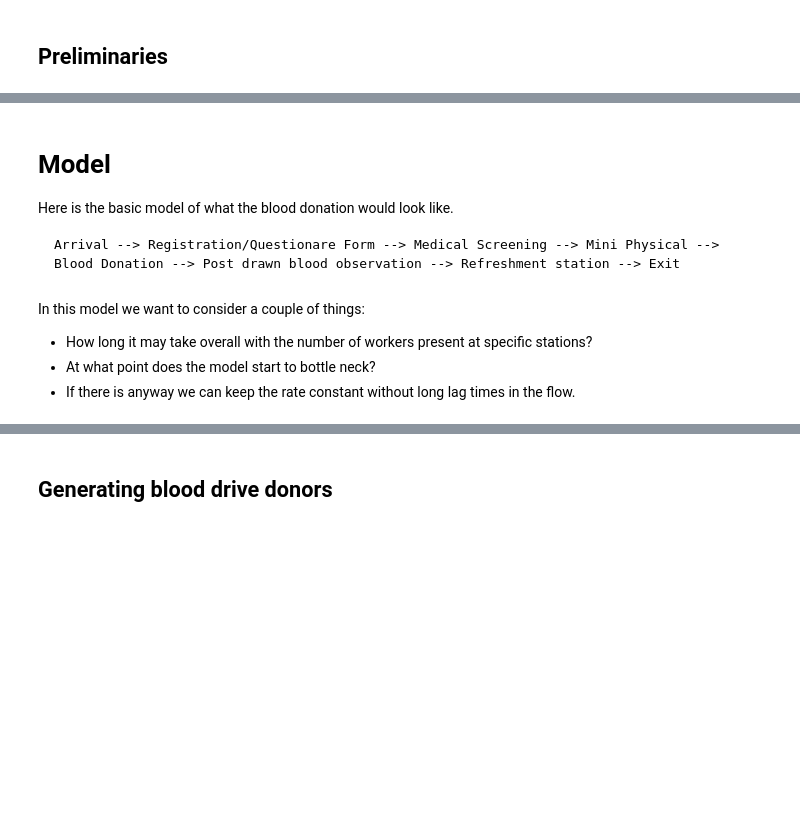
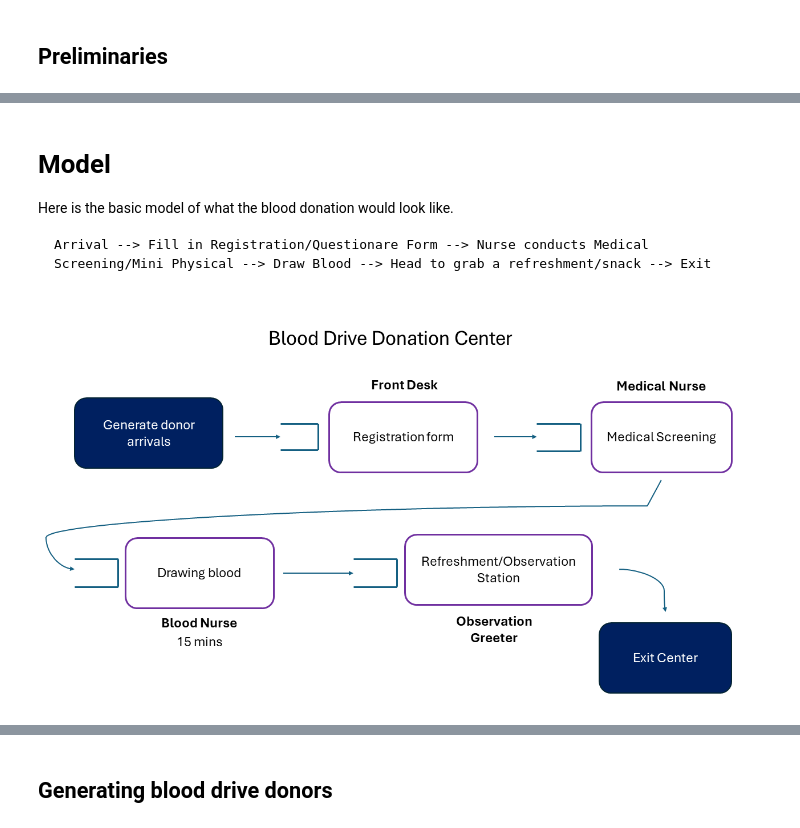
Before and after one commit to nicky-html96/hw3_final, a Jupyter notebook: hw3_submission_file.ipynb, the cells around one changed output, grey strips where cells are left out. Drawn from its saved outputs; the diff is of its cells as text; code cells hidden in the pictures; blank space fills up the shorter version.

```diff
--- a/hw3_submission_file.ipynb
+++ b/hw3_submission_file.ipynb
@@ -27,9 +32,8 @@ import simpy
 
 Here is the basic model of what the blood donation would look like.
 
-    Arrival --> Registration/Questionare Form --> Medical Screening --> Mini Physical --> Blood Donation --> Post drawn blood observation --> Refreshment station --> Exit
+    Arrival --> Fill in Registration/Questionare Form --> Nurse conducts Medical Screening/Mini Physical --> Draw Blood --> Head to grab a refreshment/snack --> Exit
-# %% [markdown]
-In this model we want to consider a couple of things:
-* How long it may take overall with the number of workers present at specific stations?
-* At what point does the model start to bottle neck?
-* If there is anyway we can keep the rate constant without long lag times in the flow.
+# %%
+Image("screenshots/model_image.png")
+# %% [output]
+[figure, added]
```
Also changed, not shown: parts of 26 cells of this notebook, 3 other files.
